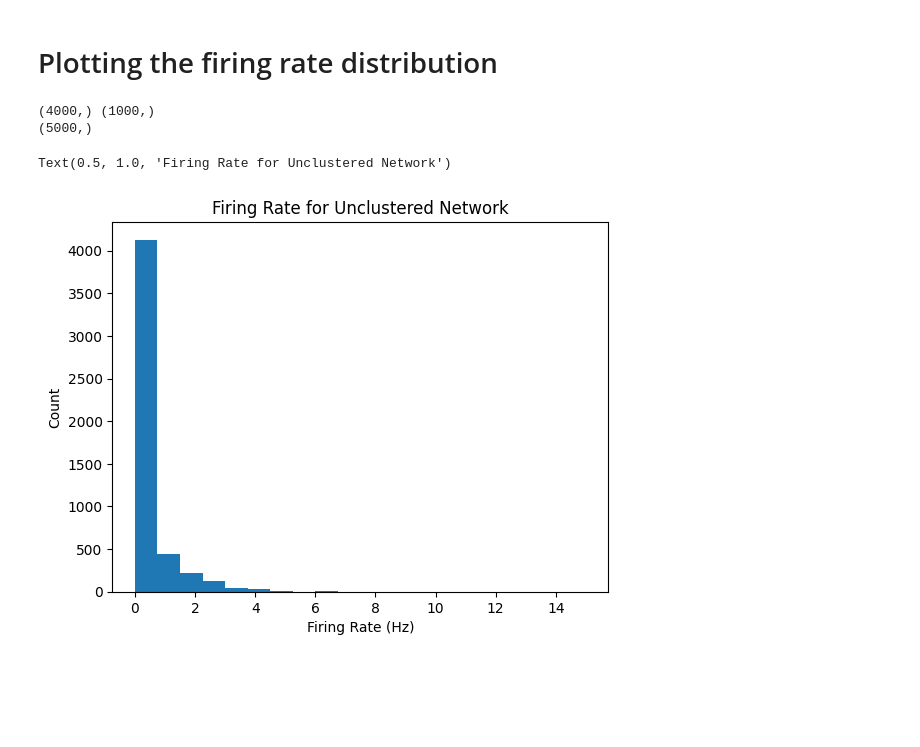
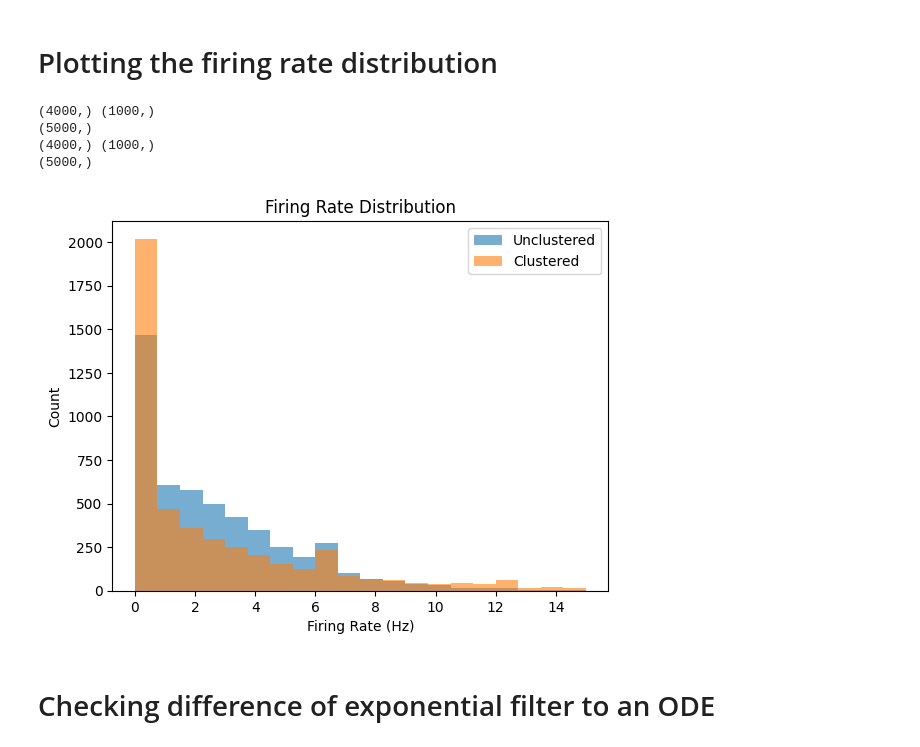
Before and after one commit to arjunpur/clustered-networks, a Jupyter notebook: base_model.ipynb, the cells around one changed output. Saved outputs shown, nothing was run; the diff lists cells and outputs as text; code cells hidden in the pictures; blank space fills up the shorter version.

```diff
--- a/base_model.ipynb
+++ b/base_model.ipynb
@@ -65,11 +10,6 @@ plt.show()
 # %% [markdown]
 # Initialize default model parameters
 # %%
-from dataclasses import dataclass
-from brian2 import ms, second, volt
-from typing import Tuple
-import numpy as np
-
 @dataclass
 class ClusterParams:
     enabled: bool = False
@@ -141,7 +81,7 @@ class ModelParams:
         self.tau_m_i = tau_i
         self.Vt = Vt
         self.Vr = Vr
-        self.tau1 = t1
+        self.tau1 = tau_1
         self.tau2_e = tau2_e
         self.tau2_i = tau2_i
         self.j_ee_ref = j_ee_ref
@@ -332,0 +314,6 @@ TypeError: 'Axes' object is not subscriptable
+# %%
+params = ModelParams()
+cluster_params = ClusterParams(enabled=True, R_ee=1.0)
+
+unclustered_network = NeuronNetwork(params, cluster_params)
+unclustered_network.run()
@@ -333,3 +350,9 @@ TypeError: 'Axes' object is not subscriptable
+# %%
+params = ModelParams()
+cluster_params = ClusterParams(enabled=True, R_ee=2.5)
+
+clustered_network = NeuronNetwork(params, cluster_params)
+clustered_network.run()
 # %%
 fig, axes = plt.subplots(figsize=(10, 7), sharex=True)
 
@@ -373,21 +387,44 @@ def firing_rate(spike_monitor, num_in_population, start_t, window_t):
 # %% [markdown]
 # Plotting the firing rate distribution
 # %%
-firing_rates_e = firing_rate(spk_E, params.N_E, params.analysis_start_t, params.analysis_window_t)
-firing_rates_i = firing_rate(spk_I, params.N_I, params.analysis_start_t, params.analysis_window_t)
-print(firing_rates_e.shape, firing_rates_i.shape)
-firing_rates = np.concatenate([firing_rates_e, firing_rates_i])
-print(firing_rates.shape)
+def plot_firing_rate_distribution(networks, labels, title):
+    fig, ax = plt.subplots()
 
-fig, ax = plt.subplots()
+    firing_rates_by_label = {}
+    for network, label in zip(networks, labels):
+        firing_rates_e, firing_rates_i = network.firing_rate()
+        print(firing_rates_e.shape, firing_rates_i.shape)
 
-ax.hist(firing_rates, bins=20, range=(0,15))
-ax.set_xlabel('Firing Rate (Hz)')
-ax.set_ylabel('Count')
-ax.set_title("Firing Rate for Unclustered Network")
+        firing_rates = np.concatenate([firing_rates_e, firing_rates_i])
+        print(firing_rates.shape)
+
+        firing_rates_by_label[label] = firing_rates
+        ax.hist(
+            firing_rates,
+            bins=20,
+            range=(0, 15),
+            alpha=0.6,
+            label=label,
+        )
+
+    ax.set_xlabel('Firing Rate (Hz)')
+    ax.set_ylabel('Count')
+    ax.set_title(title)
+    ax.legend()
+
+    return firing_rates_by_label
+
+firing_rates_by_label = plot_firing_rate_distribution(
+    [unclustered_network, clustered_network],
+    ["Unclustered", "Clustered"],
+    title="Firing Rate Distribution",
+)
 # %% [output]
 (4000,) (1000,)
 (5000,)
+(4000,) (1000,)
+(5000,)
-Text(0.5, 1.0, 'Firing Rate for Unclustered Network')
-[figure, old version]
+[figure, new version]
+# %% [markdown]
+# Checking difference of exponential filter to an ODE
 # %%
```
Also changed, not shown: parts of 16 cells of this notebook.
